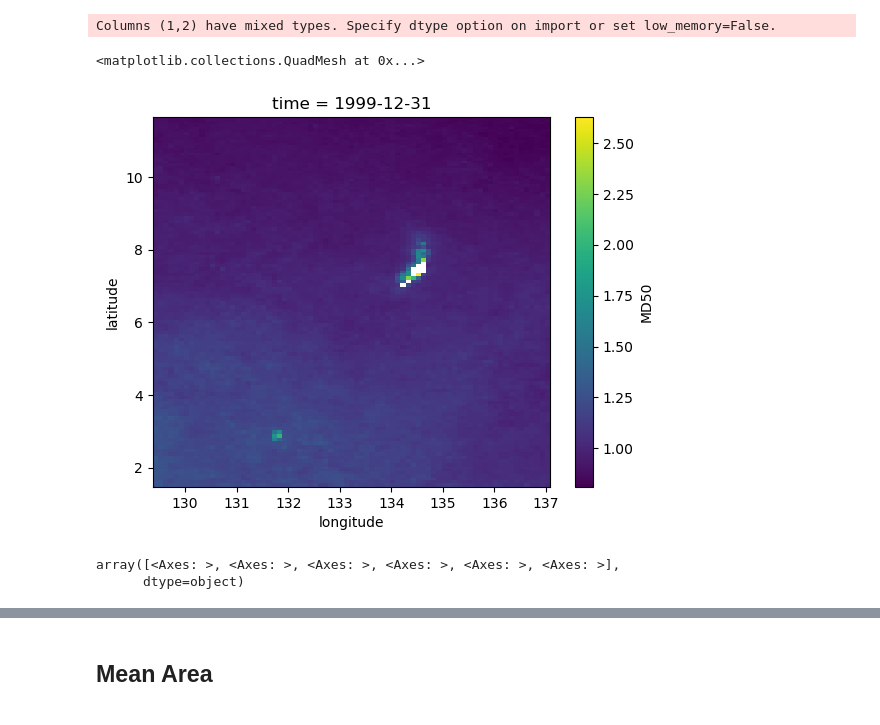
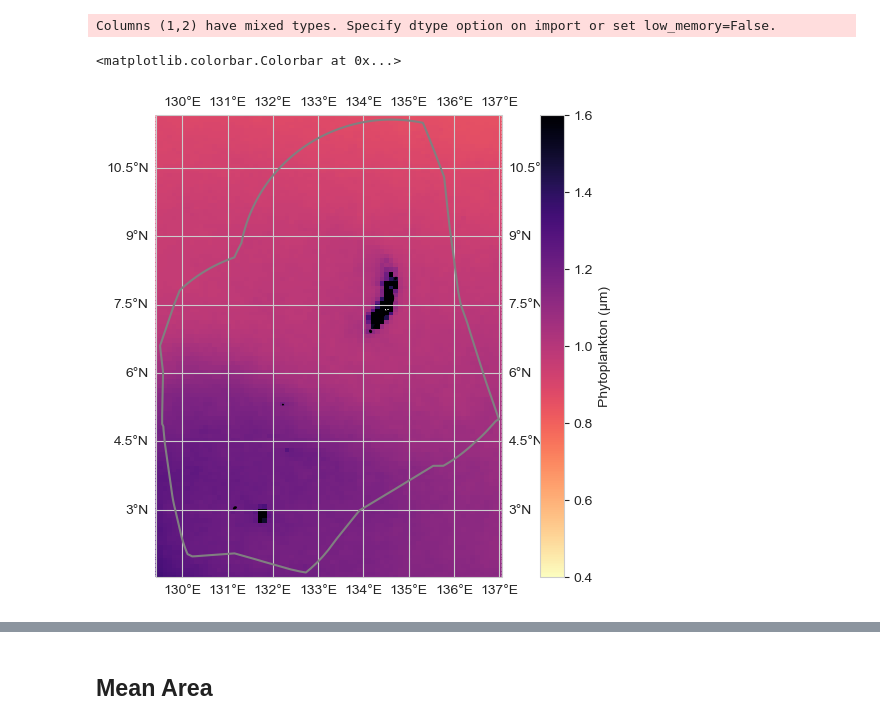
Before and after one commit to lauracagigal/CC_indicators, a Jupyter notebook: notebooks_historical/ocean/3_biochemistry/phytoplankton.ipynb, the cells around one changed output, grey strips where cells are left out. Saved outputs shown, nothing was run; the diff lists cells and outputs as text; code cells hidden in the pictures.

```diff
--- a/notebooks_historical/ocean/3_biochemistry/phytoplankton.ipynb
+++ b/notebooks_historical/ocean/3_biochemistry/phytoplankton.ipynb
@@ -43,14 +43,36 @@ data_xr['time'] = pd.to_datetime(data_xr.time)
 data_xr = data_xr.coarsen(longitude=2, latitude=2).mean()
 # %%
 time = np.where(data_xr.time.dt.year==1999)[0]
+# %%
+import cartopy.crs as ccrs
+import matplotlib.pyplot as plt
+
+def plot_map(shp_eez=None, ax=None, figsize=[10, 6]):
+    # Create a new figure and axis
+
+    if ax is None:
+        fig, ax = plt.subplots(figsize=figsize, subplot_kw={'projection': ccrs.PlateCarree()})
+
+    # Set the extent of the map
+    ax.coastlines(resolution='10m')
+    ax.gridlines(draw_labels=True)
+
+    if shp_eez is not None:
+        shp_eez.boundary.plot(ax=ax, color='grey', linewidth=1.5)
+
+    ax.set_xlabel('Longitude')
+    ax.set_ylabel('Latitude')
+    return ax
+# %%
+
+ax = plot_map(shp_eez = shp_eez, figsize = [10, 6])
+im = ax.pcolor(data_xr.longitude, data_xr.latitude, data_xr.mean(dim='time').MD50, transform=ccrs.PlateCarree(),
+                cmap = 'magma_r', vmin = 0.4, vmax = 1.6)
+ax.set_extent([lon_range[0], lon_range[1], lat_range[0], lat_range[1]], crs=ccrs.PlateCarree())
+plt.colorbar(im, ax=ax, label='Phytoplankton (µm)')
+# %% [output]
+<matplotlib.colorbar.Colorbar at 0x...>
+[figure, added]
 # %%
 data_y = data_xr.resample(time='1YE').mean()
-data_y.isel(time = np.where(data_y.time.dt.year==1999)[0]).MD50.plot()
+data_an = data_y - data_xr.mean(dim='time')
-# %% [output]
-<matplotlib.collections.QuadMesh at 0x...>
-[figure, removed]
-# %%
-ax
-# %% [output]
-array([<Axes: >, <Axes: >, <Axes: >, <Axes: >, <Axes: >, <Axes: >],
-      dtype=object)
```
Also changed, not shown: parts of 4 cells of this notebook, 1 other file.
